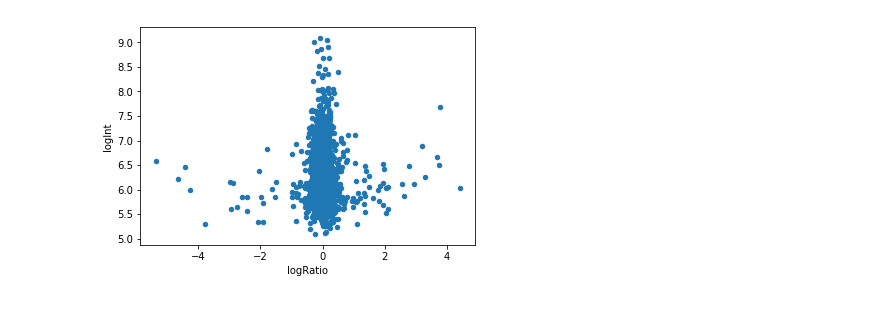
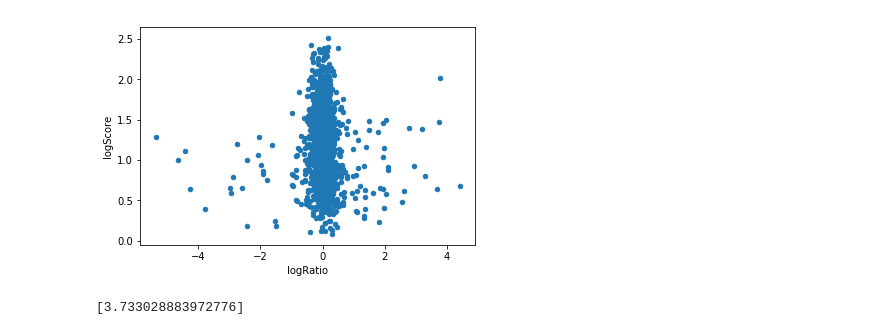
Before and after one commit to mtinti/zhe_analysis_01, a Jupyter notebook: Analysis.ipynb, the cells around one changed output. Drawn from its saved outputs; the diff is of its cells as text; code cells hidden in the pictures.

```diff
--- a/Analysis.ipynb
+++ b/Analysis.ipynb
@@ -57,12 +63,12 @@ def clean(df):
     df = df[df[col] != '+']
     print_result(start, before, df, col)
 
-    #remove protein groups with less thatn 2 unique peptides
-    before = df.shape
-    col = 'Peptide counts (unique)'
-    df['unique'] = [int(n.split(';')[0]) for n in df[col]]
-    df = df[df['unique'] >= 2]
-    print_result(start, before, df, col)
+    ##remove protein groups with less thatn 2 unique peptides
+    #before = df.shape
+    #col = 'Peptide counts (unique)'
+    #df['unique'] = [int(n.split(';')[0]) for n in df[col]]
+    #df = df[df['unique'] >= 2]
+    #print_result(start, before, df, col)
     return df
 # %%
 #add back the description of the proteins
@@ -85,6 +91,7 @@ df['Gene_id'] = [clean_id(n.split(';')[0]) for n in df['Protein IDs']]
 df['Gene_desc'] = [desc_dict[n].split('=')[1].strip() for n in df['Gene_id']]
 df['logInt']=np.log10(df['Intensity'])
 df['logRatio']=np.log2(df['Ratio H/L normalized'])
+df['logScore']=np.log10(df['Score'])
 # %% [output]
 removed  52 Only identified by site
 tot  52  entries removed
@@ -108,11 +112,14 @@ df['[Input ID]'] = df['Gene_id']
 df.set_index('[Input ID]',inplace=True)
 df = df.join(tm, how='left')
 df['[SignalP Peptide]'] = [1 if str(n) != 'nan' else 0 for n in df['[SignalP Peptide]'] ]
+# %%
+#add number of unique peptide identified
+df['unique'] = [int(n.split(';')[0]) for n in df['Peptide counts (unique)']]
 # %%
 #select some fielsd from the full output
-selection = df[['Gene_desc', 'Score',
+selection = df[['Gene_desc', 'unique','Score',
                 'Ratio H/L normalized', 'Intensity',
-                'logInt', 'logRatio','[SignalP Peptide]','[# TM Domains]']]
+                'logInt', 'logRatio','logScore', '[SignalP Peptide]','[# TM Domains]']]
 selection.dropna(inplace=True)
 selection.sort_values('logRatio',inplace=True,ascending =False)
 selection.head()
@@ -127,9 +134,13 @@ selection.head()
 # %%
 #basic plot
 fig,ax = plt.subplots()
-selection.plot(kind='scatter', y='logInt',x='logRatio', ax=ax)
+selection.plot(kind='scatter', y='logScore',x='logRatio', ax=ax)
 fig.savefig('test.png')
 # %% [output]
-[figure, old version]
+[figure, new version]
+# %%
+[selection.logRatio.loc['Tb927.11.12080']]
+# %% [output]
+[3.733028883972776]
 # %%
 #interactive plot
```
Also changed, not shown: parts of 4 cells of this notebook.
